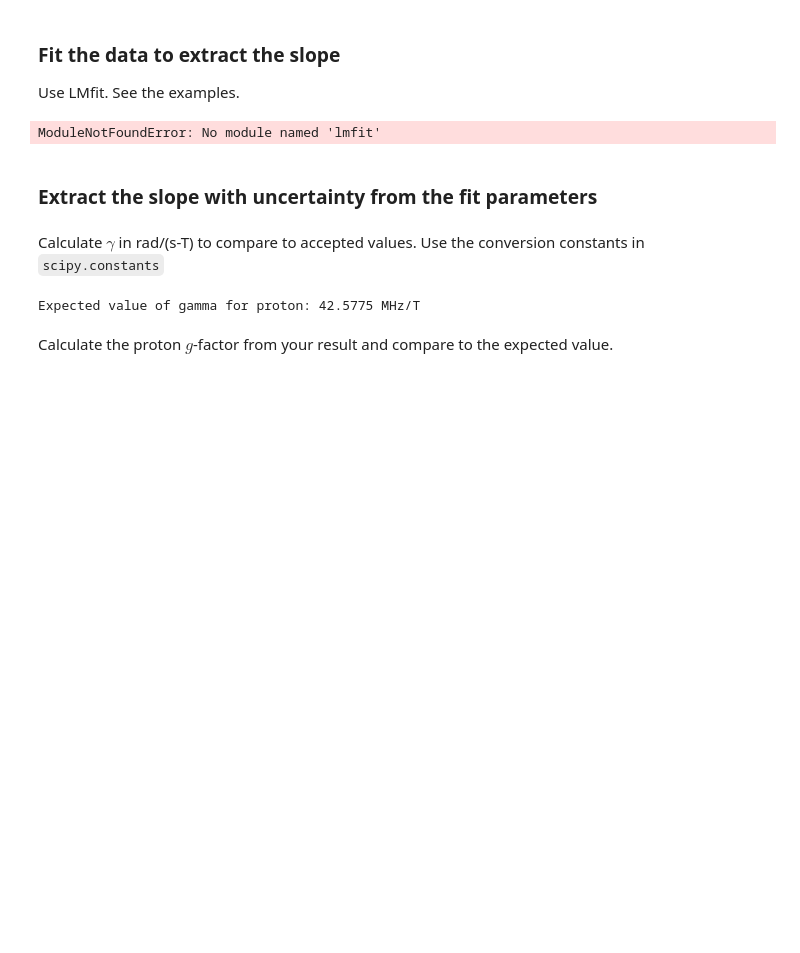
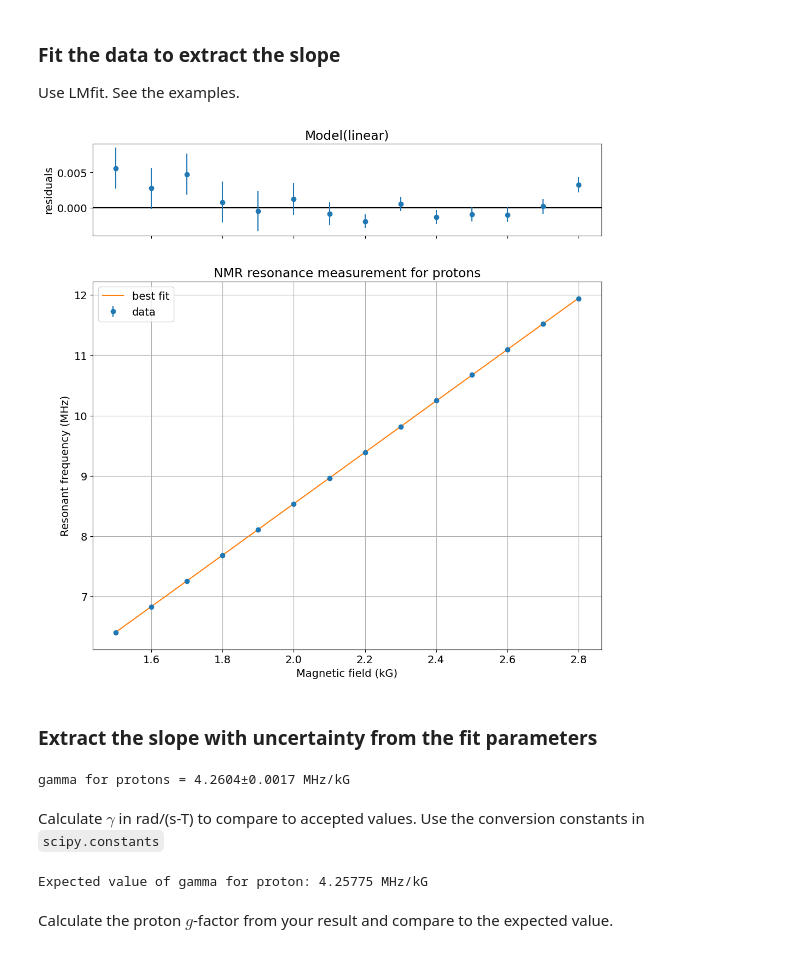
Before and after one commit to mbrosenuw/continuous-NMR, a Jupyter notebook: Continuous NMR Analysis (Template).ipynb, the cells around one changed output. Cells and saved outputs as stored; diff of their text form; code cells hidden in the pictures; blank space fills up the shorter version.

```diff
--- a/Continuous NMR Analysis (Template).ipynb
+++ b/Continuous NMR Analysis (Template).ipynb
@@ -199,39 +227,41 @@ from lmfit.models import LinearModel
 # create an instance of the model
 # You only need to do this once
 line = LinearModel()
-start_params = line.guess(y_data, x=x_data
+start_params = line.guess(df2['f_res (MHz)'].values, x=df2['B (kG)'].values)
-# %% [output]
-ModuleNotFoundError: No module named 'lmfit'
 # %%
 # Get starting parameters.  Example:
 # start_params = line.guess(y_data, x=x_data
 
 # Feed these into the fitter and run it. Example:
-# Line_fit = line.fit(y_data, start_params, x=x_data, weights=1/y_data_unc)
+Line_fit = line.fit(df2['f_res (MHz)'].values, start_params, x=df2['B (kG)'].values, weights=1/df2['Uncertainties'].values)
 
 # Print the fit results. Example
 # Line_fit
 # %%
 # Make a plot.  Example
-# Line_fit.plot()
-# plt.grid(True)
-# plt.title('NMR resonance measurement for protons')
-# plt.xlabel('Magnetic field (kG)')
-# plt.ylabel('Resonant frequency (MHz)');
+Line_fit.plot()
+plt.grid(True)
+plt.title('NMR resonance measurement for protons')
+plt.xlabel('Magnetic field (kG)')
+plt.ylabel('Resonant frequency (MHz)');
+# %% [output]
+[figure, added]
 # %% [markdown]
 ### Extract the slope with uncertainty from the fit parameters
 # %%
 # Example
-# proton_slope = unc.ufloat(Line_fit.params['slope'].value, Line_fit.params['slope'].stderr,'proton_slope')
-# print('gamma for protons = {:.2uP} MHz/kG'.format(proton_slope))
+proton_slope = unc.ufloat(Line_fit.params['slope'].value, Line_fit.params['slope'].stderr,'proton_slope')
+print('gamma for protons = {:.2uP} MHz/kG'.format(proton_slope))
+# %% [output]
+gamma for protons = 4.2604±0.0017 MHz/kG
 # %% [markdown]
 Calculate $\gamma$ in rad/(s-T) to compare to accepted values.  Use the conversion constants in `scipy.constants`
 # %%
 # Here is an example of how to access the scipy.constants
 
-expected_gamma = const.value('nuclear magneton in MHz/T')*const.value('proton g factor')
-print('Expected value of gamma for proton: {:.6g} MHz/T'.format(expected_gamma))
+expected_gamma = const.value('nuclear magneton in MHz/T')*const.value('proton g factor')/10
+print('Expected value of gamma for proton: {:.6g} MHz/kG'.format(expected_gamma))
 # %% [output]
-Expected value of gamma for proton: 42.5775 MHz/T
+Expected value of gamma for proton: 4.25775 MHz/kG
 # %% [markdown]
 Calculate the proton $g$-factor from your result and compare to the expected value.
```
Also changed, not shown: parts of 6 cells of this notebook.
